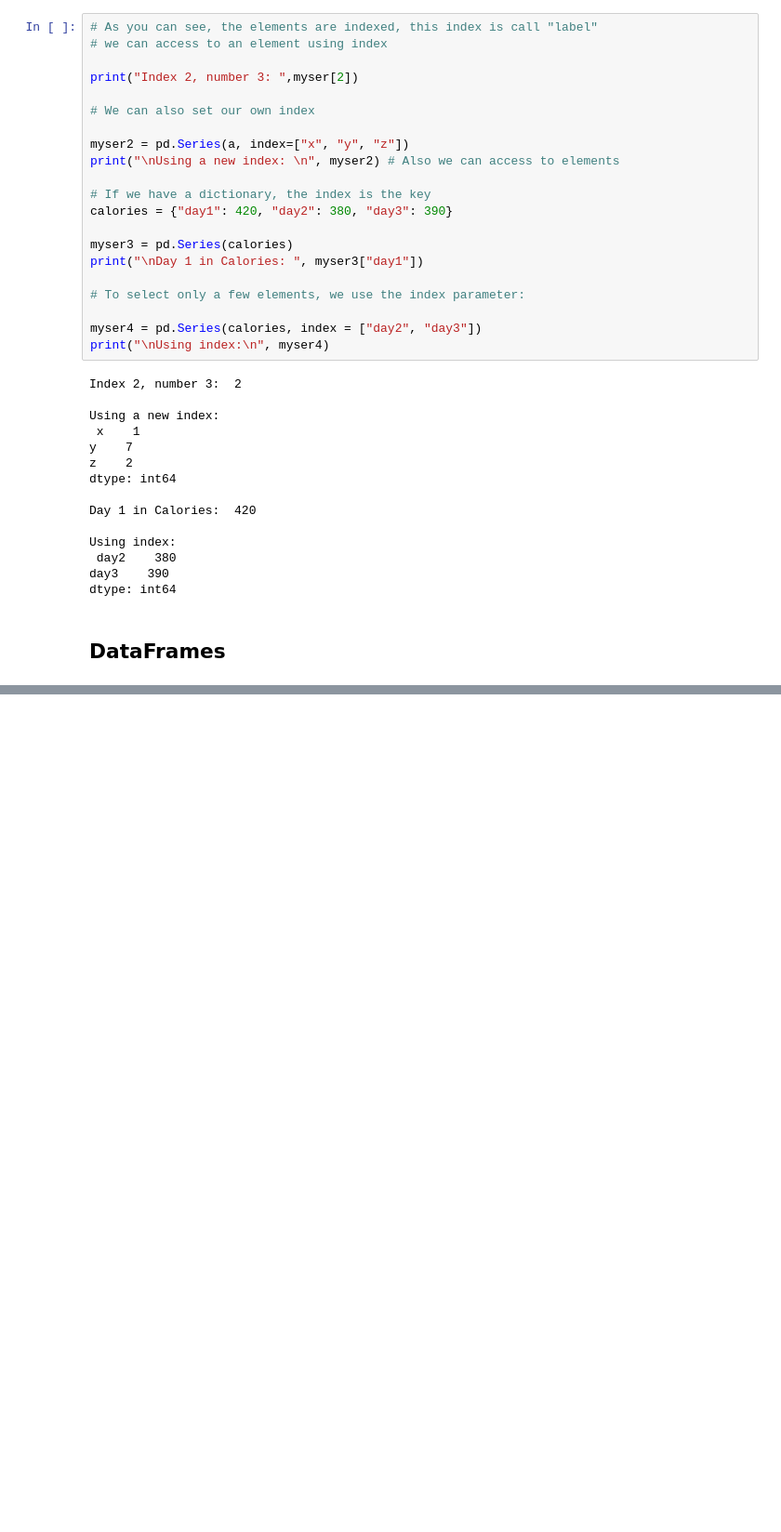
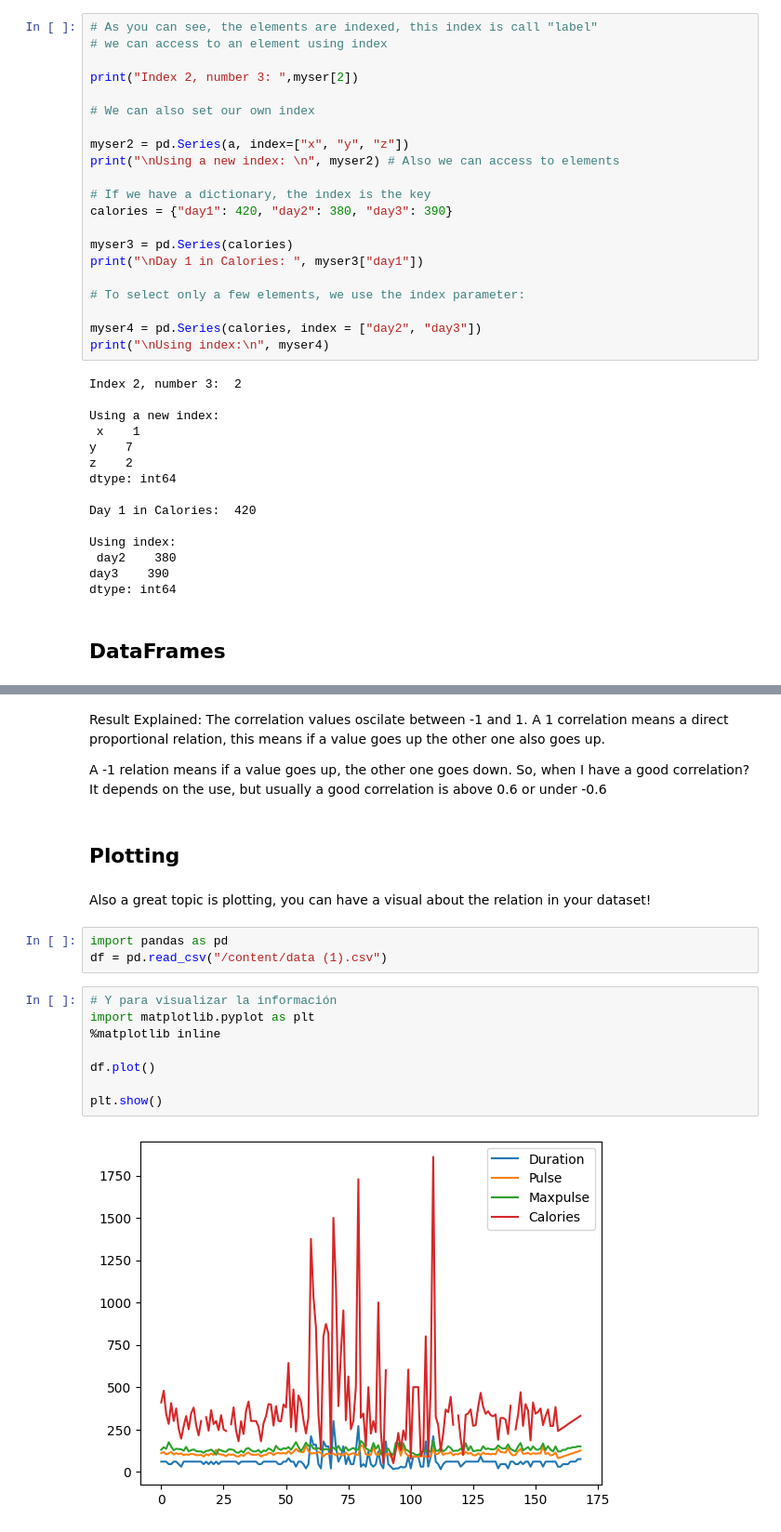
Before and after one commit to AlanAmaro13/Introduction_Pandas, a Jupyter notebook: Introduction_to_Pandas.ipynb, the cells around one changed output, grey strips where cells are left out. Shown: that part at 93% size. Cells and saved outputs as stored; diff of their text form; blank space fills up the shorter version.

```diff
--- a/Introduction_to_Pandas.ipynb
+++ b/Introduction_to_Pandas.ipynb
@@ -90,0 +440,22 @@ A Pandas DataFrame is a 2 Dimensional Structure,
+# %% [markdown]
+Result Explained: The correlation values oscilate between -1 and 1. A 1 correlation means a direct proportional relation, this means if a value goes up the other one also goes up.
+
+
+A -1 relation means if a value goes up, the other one goes down. So, when I have a good correlation? It depends on the use, but usually a good correlation is above 0.6 or under -0.6
+# %% [markdown]
+## Plotting
+# %% [markdown]
+Also a great topic is plotting, you can have a visual about the relation in your dataset!
+# %%
+import pandas as pd
+df = pd.read_csv("/content/data (1).csv")
+# %%
+# Y para visualizar la información
+import matplotlib.pyplot as plt
+%matplotlib inline
+
+df.plot()
+
+plt.show()
+# %% [output]
+[figure, added]
```
Also changed, not shown: parts of 47 cells of this notebook.
